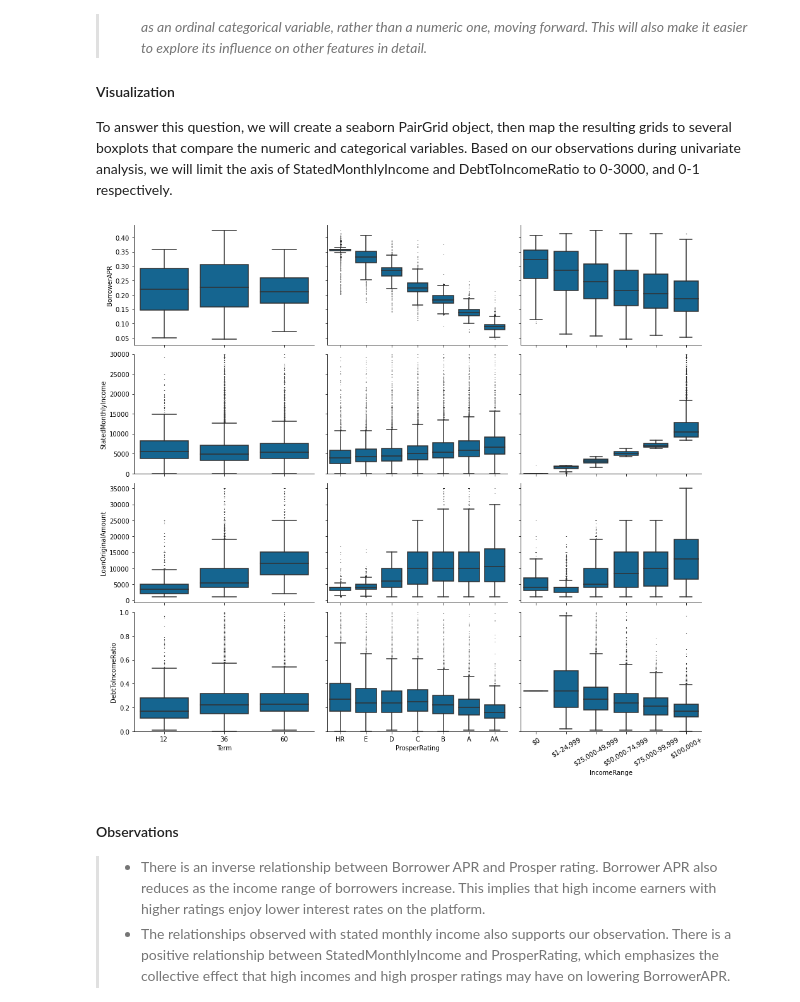
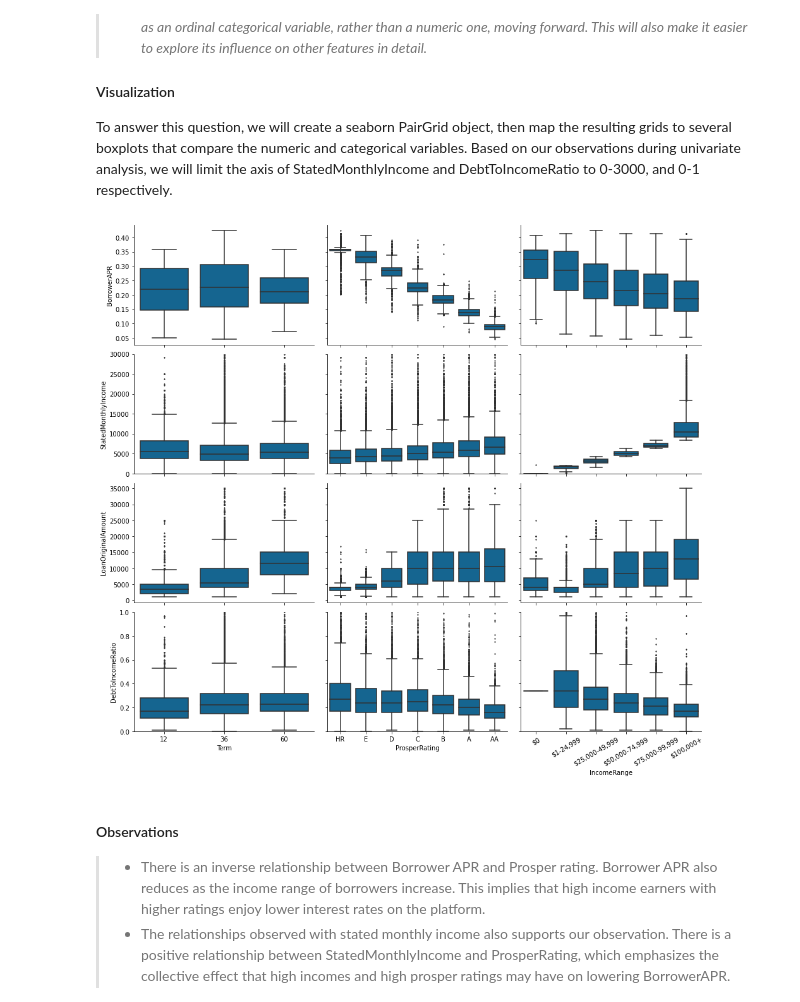
Before and after one commit to Lippins/Prosper-Loan-Data, a Jupyter notebook: exploration.ipynb, the cells around one changed output. Drawn from its saved outputs; the diff is of its cells as text; code cells hidden in the pictures.

```diff
--- a/exploration.ipynb
+++ b/exploration.ipynb
@@ -665,24 +665,24 @@ To answer this question, we will create a seaborn PairGrid object, then map the
 # %%
 # Create a list of columns to plot on each pairgrid axis
 x_cols = ['Term','ProsperRating', 'IncomeRange']
 y_cols = ['BorrowerAPR', 'StatedMonthlyIncome', 'LoanOriginalAmount','DebtToIncomeRatio']
 
 
 # Create a custom PairGrid with column lists specified
 fig = sns.PairGrid(data = loan_df, y_vars = y_cols, x_vars = x_cols, height = 3, aspect=1.5)
-fig.map(sns.boxplot, color=colors[0], fliersize=0.5)
+fig.map(sns.boxplot, color=colors[0], fliersize=1.5)
 
 # Limit the y axis of stated monthly income to 0 - 30000
 for ax in fig.axes[1, :]:
     ax.set_ylim(0, 30000)
 
 # Limit the y axis of debt income ratio to 0 - 1
 for ax in fig.axes[3, :]:
     ax.set_ylim(0, 1)
 
 plt.xticks(rotation=30);
 # %% [output]
-[figure, old version]
+[figure, new version]
 # %% [markdown]
 #### Observations
 >- There is an inverse relationship between Borrower APR and Prosper rating. Borrower APR also reduces as the income range of borrowers increase. This implies that high income earners with higher ratings enjoy lower interest rates on the platform.
```
Also changed, not shown: parts of 8 cells of this notebook.
